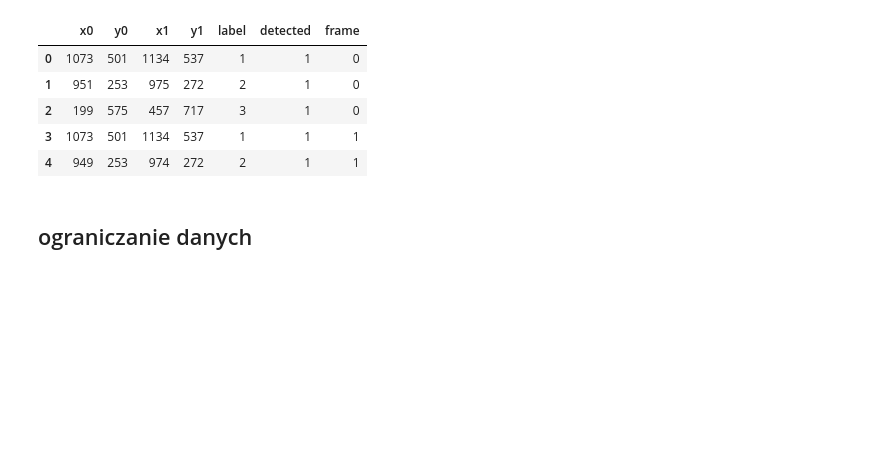
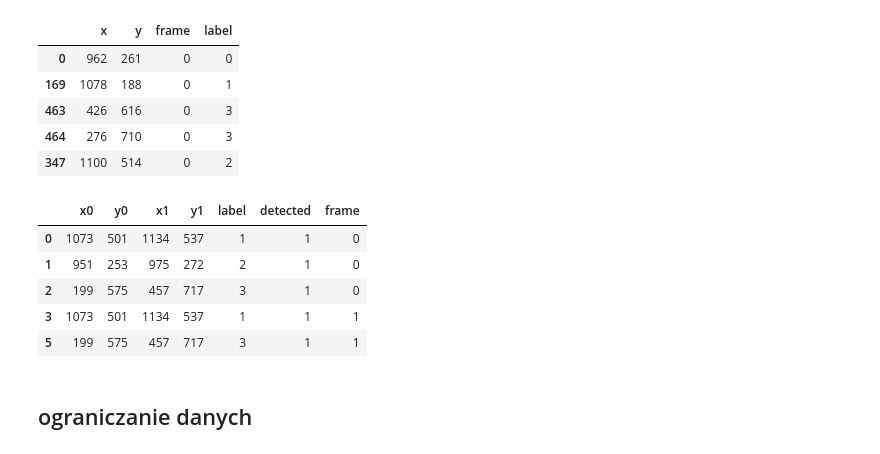
Before and after one commit to zdzichumis/Object-tracking-code, a Jupyter notebook: Analiza wyników z kierunkiem ruchu.ipynb, the cells around one changed output. Cells and saved outputs as stored; diff of their text form; code cells hidden in the pictures; blank space fills up the shorter version.

```diff
--- a/Analiza wyników z kierunkiem ruchu.ipynb
+++ b/Analiza wyników z kierunkiem ruchu.ipynb
@@ -12,20 +12,26 @@ def check_if_inside(point, bbox):
     return (bx0 <= x <= bx1) and (by0 <= y <= by1)
 # %%
 fps = 30
-true_points = pd.read_csv("interpolated2min_04_30_18h_18.csv")
+true_points = pd.read_csv("interpolated2min_04_30_18h_18.csv").sort_values("frame")
+display(true_points.head())
+#tracking_bbox = pd.read_csv("track_04_30_18h_18_default_model.csv")
+tracking_bbox = pd.read_csv("track_04_30_18h_18_acceleration_model.csv").sort_values("frame")
 
-#tracking_bbox = pd.read_csv("track_04_30_18h_18_default_model.csv")
-tracking_bbox = pd.read_csv("track_04_30_18h_18_acceleration_model.csv")
-
-tracking_bbox = tracking_bbox[tracking_bbox["detected"] == 1]
+#tracking_bbox = tracking_bbox[tracking_bbox["detected"] == 1]
 tracking_bbox.head()
 # %% [output]
-|  | x0 | y0 | x1 | y1 | label | detected | frame |
-| 0 | 1073 | 501 | 1134 | 537 | 1 | 1 | 0 |
-| 1 | 951 | 253 | 975 | 272 | 2 | 1 | 0 |
-| 2 | 199 | 575 | 457 | 717 | 3 | 1 | 0 |
-| 3 | 1073 | 501 | 1134 | 537 | 1 | 1 | 1 |
-| 4 | 949 | 253 | 974 | 272 | 2 | 1 | 1 |
+|  | x | y | frame | label |
+| 0 | 962 | 261 | 0 | 0 |
+| 169 | 1078 | 188 | 0 | 1 |
+| 463 | 426 | 616 | 0 | 3 |
+| 464 | 276 | 710 | 0 | 3 |
+| 347 | 1100 | 514 | 0 | 2 |
+|  | x0 | y0 | x1 | y1 | label | detected | frame |
+| 0 | 1073 | 501 | 1134 | 537 | 1 | 1 | 0 |
+| 1 | 951 | 253 | 975 | 272 | 2 | 1 | 0 |
+| 2 | 199 | 575 | 457 | 717 | 3 | 1 | 0 |
+| 3 | 1073 | 501 | 1134 | 537 | 1 | 1 | 1 |
+| 5 | 199 | 575 | 457 | 717 | 3 | 1 | 1 |
 # %% [markdown]
 ## ograniczanie danych
 # %% [markdown]
```
Also changed, not shown: parts of 6 cells of this notebook.
